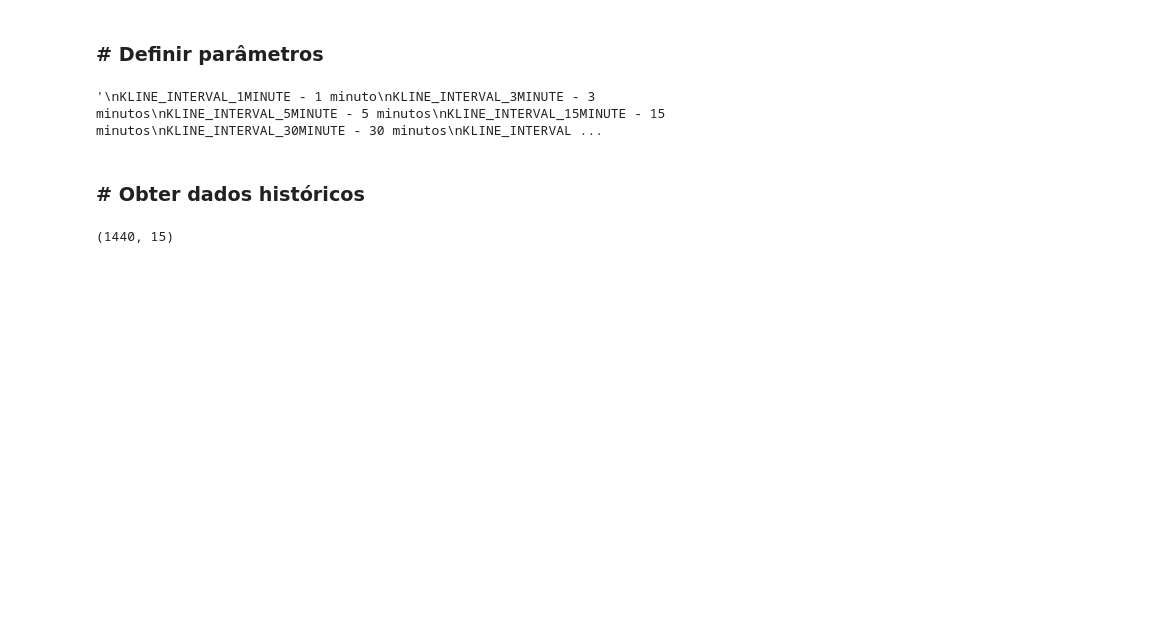
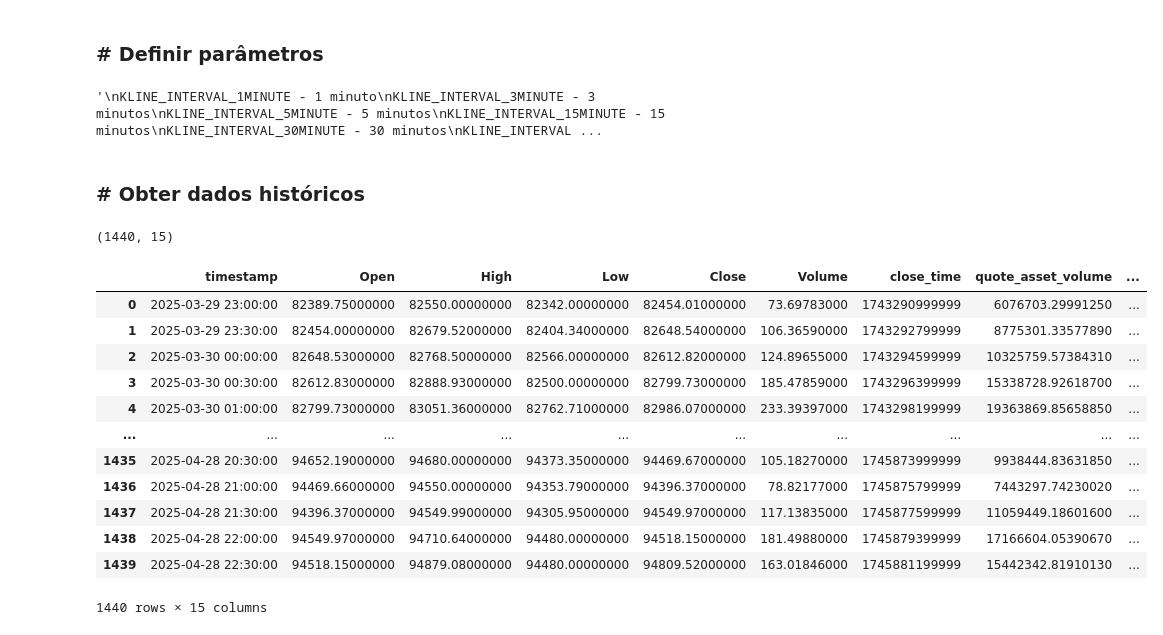
Before and after one commit to andre0787/btc-analytics, a Jupyter notebook: scripts/cripto_trading_strategy.ipynb, the cells around one changed output. Drawn from its saved outputs; the diff is of its cells as text; code cells hidden in the pictures; blank space fills up the shorter version.

```diff
--- a/scripts/cripto_trading_strategy.ipynb
+++ b/scripts/cripto_trading_strategy.ipynb
@@ -93,6 +111,22 @@ dados = pd.merge(dados_historicos,df_open_interest,how='left', left_on='timestam
 print(dados.shape)
 # %% [output]
 (1440, 15)
+# %%
+dados
+# %% [output]
+|  | timestamp | Open | High | Low | Close | Volume | close_time | quote_asset_volume | ... |
+| 0 | 2025-03-29 23:00:00 | 82389.75000000 | 82550.00000000 | 82342.00000000 | 82454.01000000 | 73.69783000 | 1743290999999 | 6076703.29991250 | ... |
+| 1 | 2025-03-29 23:30:00 | 82454.00000000 | 82679.52000000 | 82404.34000000 | 82648.54000000 | 106.36590000 | 1743292799999 | 8775301.33577890 | ... |
+| 2 | 2025-03-30 00:00:00 | 82648.53000000 | 82768.50000000 | 82566.00000000 | 82612.82000000 | 124.89655000 | 1743294599999 | 10325759.57384310 | ... |
+| 3 | 2025-03-30 00:30:00 | 82612.83000000 | 82888.93000000 | 82500.00000000 | 82799.73000000 | 185.47859000 | 1743296399999 | 15338728.92618700 | ... |
+| 4 | 2025-03-30 01:00:00 | 82799.73000000 | 83051.36000000 | 82762.71000000 | 82986.07000000 | 233.39397000 | 1743298199999 | 19363869.85658850 | ... |
+| ... | ... | ... | ... | ... | ... | ... | ... | ... | ... |
+| 1435 | 2025-04-28 20:30:00 | 94652.19000000 | 94680.00000000 | 94373.35000000 | 94469.67000000 | 105.18270000 | 1745873999999 | 9938444.83631850 | ... |
+| 1436 | 2025-04-28 21:00:00 | 94469.66000000 | 94550.00000000 | 94353.79000000 | 94396.37000000 | 78.82177000 | 1745875799999 | 7443297.74230020 | ... |
+| 1437 | 2025-04-28 21:30:00 | 94396.37000000 | 94549.99000000 | 94305.95000000 | 94549.97000000 | 117.13835000 | 1745877599999 | 11059449.18601600 | ... |
+| 1438 | 2025-04-28 22:00:00 | 94549.97000000 | 94710.64000000 | 94480.00000000 | 94518.15000000 | 181.49880000 | 1745879399999 | 17166604.05390670 | ... |
+| 1439 | 2025-04-28 22:30:00 | 94518.15000000 | 94879.08000000 | 94480.00000000 | 94809.52000000 | 163.01846000 | 1745881199999 | 15442342.81910130 | ... |
+1440 rows × 15 columns
 # %%
 
 dados.set_index('timestamp', inplace=True)
```
Also changed, not shown: parts of 3 cells of this notebook.
